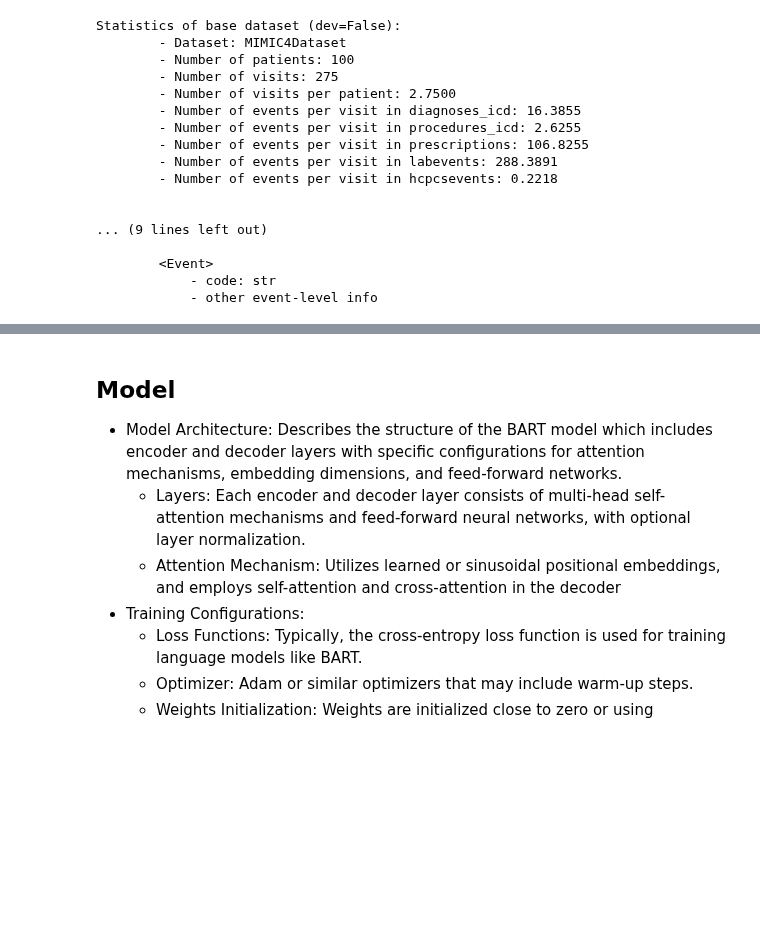
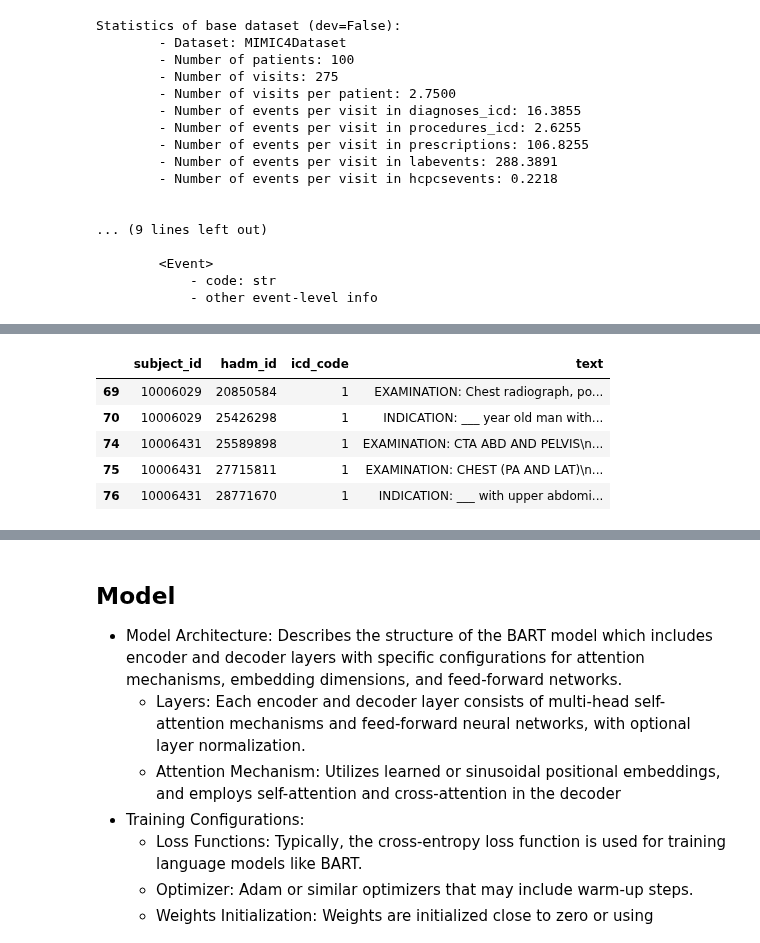
Before and after one commit to jt-alvarez/CS598-DLH-Project, a Jupyter notebook: DL4H_Team_152.ipynb, the cells around one changed output, grey strips where cells are left out. Saved outputs shown, nothing was run; the diff lists cells and outputs as text; code cells hidden in the pictures; blank space fills up the shorter version.

```diff
--- a/DL4H_Team_152.ipynb
+++ b/DL4H_Team_152.ipynb
@@ -258,0 +219,19 @@ Statistics of base dataset (dev=False):
+# %%
+# Increase ratio to get more non-pancreatic cancer data
+ratio = .05
+
+ones = merged_df.index[(merged_df.icd_code == 1)].tolist()
+zeros = merged_df.index[(merged_df.icd_code == 0)].tolist()
+
+N = int(ratio * len(zeros))
+subset_zeros = random.sample(zeros, N)
+indices = ones + subset_zeros
+subset_df = merged_df.iloc[indices]
+subset_df.head()
+# %% [output]
+|  | subject_id | hadm_id | icd_code | text |
+| 69 | 10006029 | 20850584 | 1 | EXAMINATION: Chest radiograph, po... |
+| 70 | 10006029 | 25426298 | 1 | INDICATION: ___ year old man with... |
+| 74 | 10006431 | 25589898 | 1 | EXAMINATION: CTA ABD AND PELVIS\n... |
+| 75 | 10006431 | 27715811 | 1 | EXAMINATION: CHEST (PA AND LAT)\n... |
+| 76 | 10006431 | 28771670 | 1 | INDICATION: ___ with upper abdomi... |
```
Also changed, not shown: parts of 20 cells of this notebook, 13 other files.
